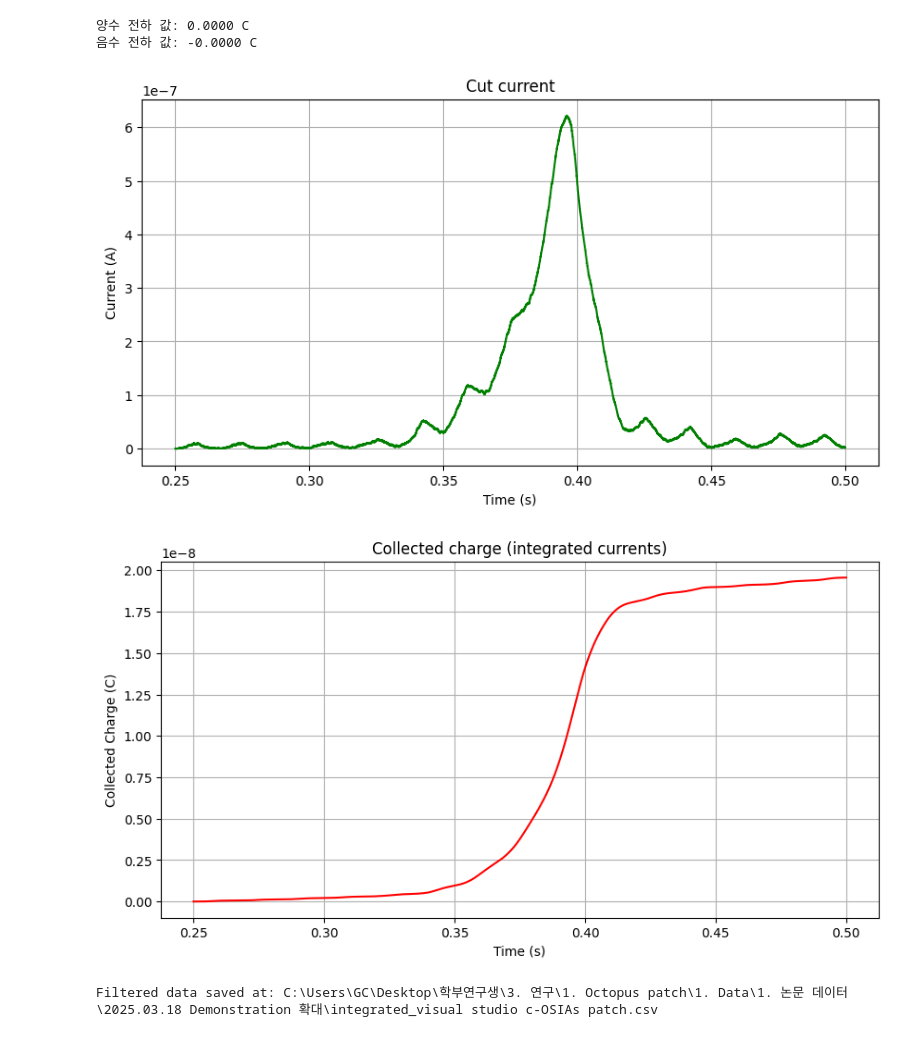
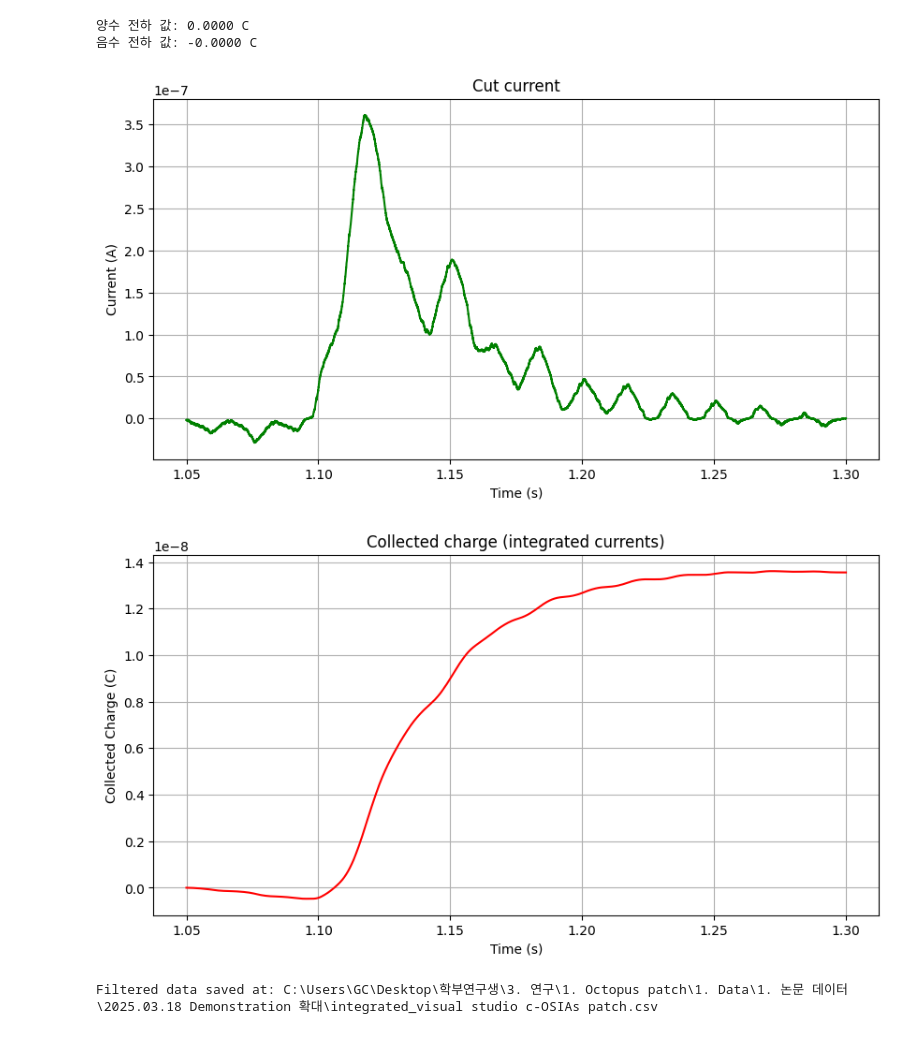
Before and after one commit to leedonghyun999/GB_practicing, a Jupyter notebook: integral current to charge.ipynb, the cells around one changed output. Drawn from its saved outputs; the diff is of its cells as text; code cells hidden in the pictures.

```diff
--- a/integral current to charge.ipynb
+++ b/integral current to charge.ipynb
@@ -46,38 +46,38 @@ plt.show()
 # %%
 # 2. 특정 범위 선택      ########################## MUST BE MODIFIED MANUALLY
-time_range = (0.25,0.5) #unit = sec    ###############여기서 시간 조절
+time_range = (1.05,1.3) #unit = sec    ###############여기서 시간 조절
 df_filtered = df[(df.iloc[:, 0] >= time_range[0]) & (df.iloc[:, 0] <= time_range[1])]
 
 # 3. 양수 및 음수 전류값 분리
 p_value = df_filtered[df_filtered.iloc[:, 1] > 0]
 n_value = df_filtered[df_filtered.iloc[:, 1] < 0]
 
 # 4. 적분을 위한 시간과 전류값 배열 생성
 p_time = p_value.iloc[:, 0].values
 p_current = p_value.iloc[:, 1].values
 
 n_time = n_value.iloc[:, 0].values
 n_current = n_value.iloc[:, 1].values
 
 # 5. 양수/음수 적분 (전하 계산)
 p_charge = cumulative_trapezoid(p_current, p_time, initial=0)[-1] if len(p_time) > 1 else 0
 n_charge = cumulative_trapezoid(n_current, n_time, initial=0)[-1] if len(n_time) > 1 else 0
 
 print(f"양수 전하 값: {p_charge:.4f} C")
 print(f"음수 전하 값: {n_charge:.4f} C")
 
 plt.figure(figsize=(10, 5))
 plt.plot(df_filtered.iloc[:, 0], df_filtered.iloc[:, 1], label="cut Current", color='g')
 plt.xlabel("Time (s)")
 plt.ylabel("Current (A)") ### 단위 고려 중요
 plt.title("Cut current")
 #plt.legend()
 plt.grid(True)
 plt.show()
 # %% [output]
 양수 전하 값: 0.0000 C
 음수 전하 값: -0.0000 C
-[figure, old version]
+[figure, new version]
 # %%
 # 6. 중첩 적분 수행 (누적 전류)
 cumulative_charge = cumulative_trapezoid(df_filtered.iloc[:, 1], df_filtered.iloc[:, 0], initial=0)
@@ -92,7 +92,7 @@ plt.title("Collected charge (integrated currents)")
 plt.grid(True)
 plt.show()
 # %% [output]
-[figure, old version]
+[figure, new version]
 # %%
 # 기존 local_path에서 폴더 경로 및 원래 파일명 추출
 folder_path = os.path.dirname(local_path)
```
Also changed, not shown: parts of 1 cell of this notebook.
